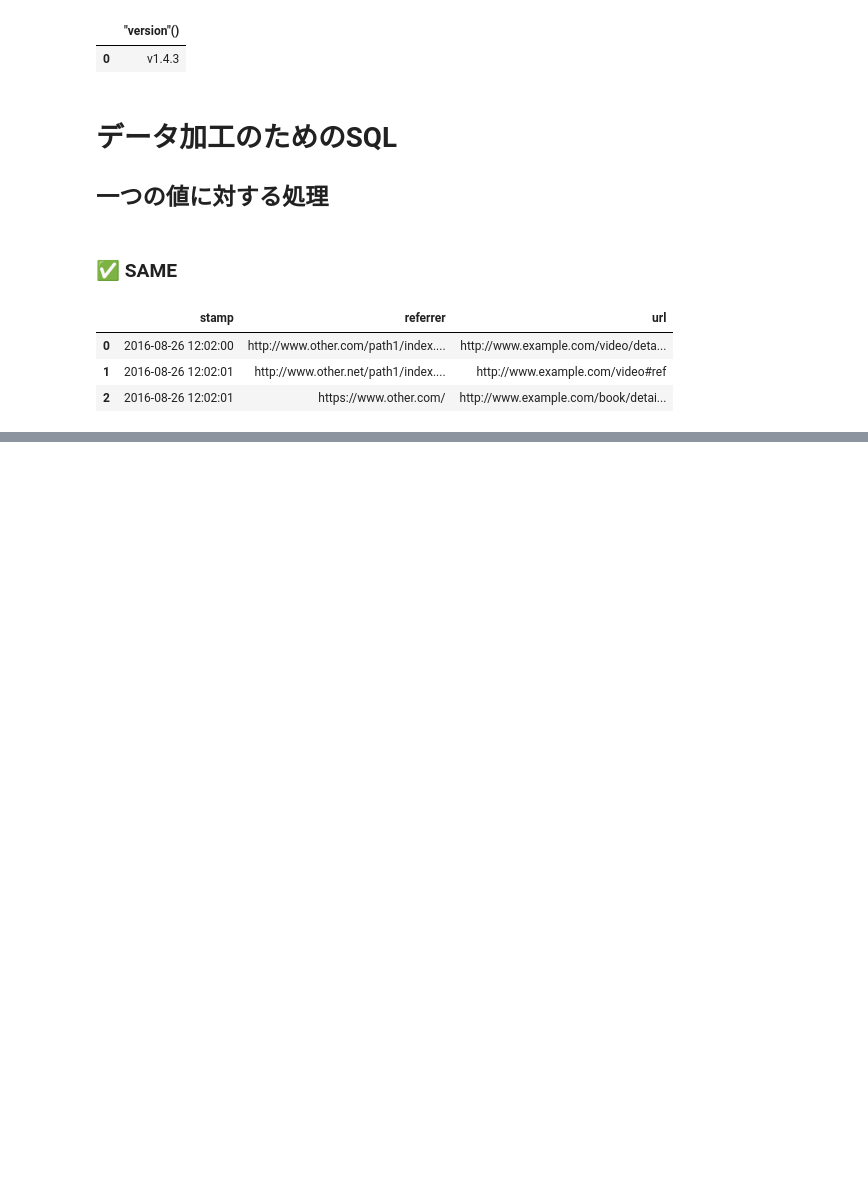
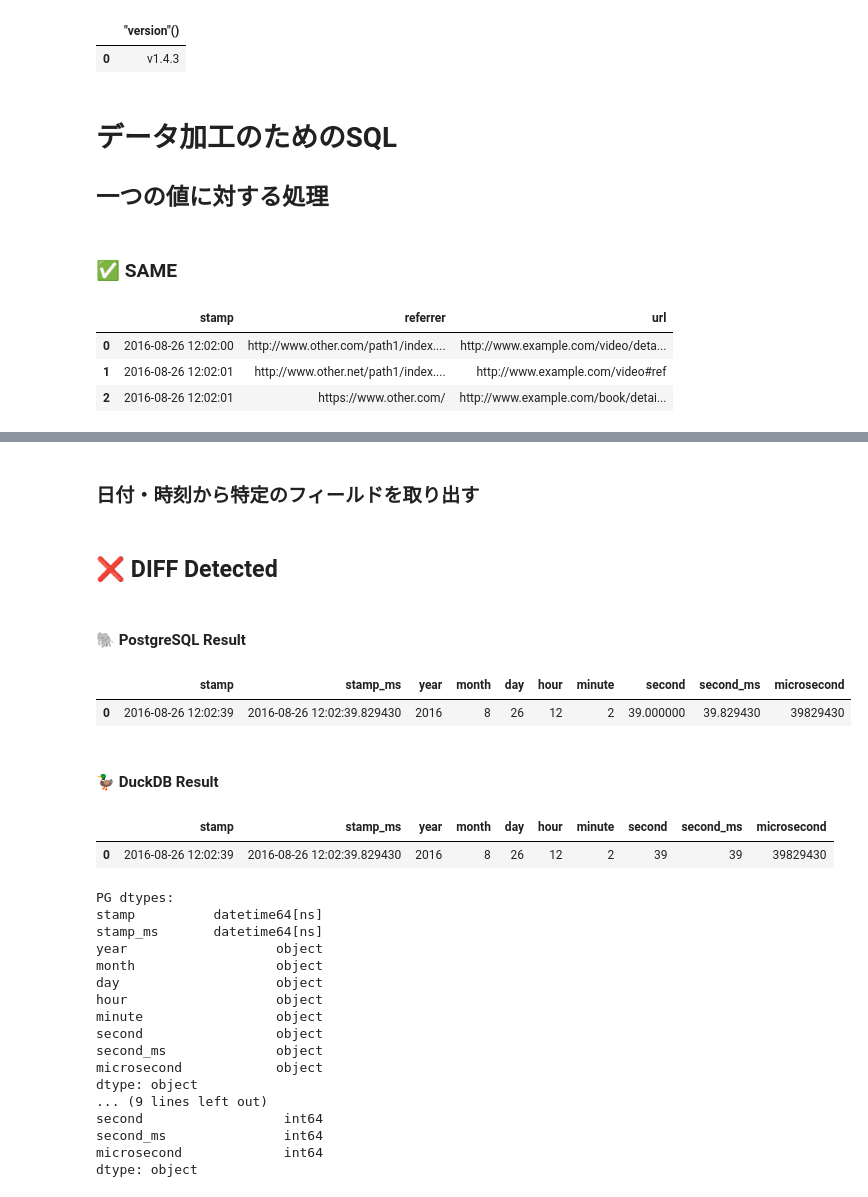
Before and after one commit to AtsushiEGW/sql_training, a Jupyter notebook: learning/bigdata_sql.ipynb, the cells around one changed output, grey strips where cells are left out. Saved outputs shown, nothing was run; the diff lists cells and outputs as text; code cells hidden in the pictures; blank space fills up the shorter version.

```diff
--- a/learning/bigdata_sql.ipynb
+++ b/learning/bigdata_sql.ipynb
@@ -96,0 +178,56 @@ from access_log
+# %% [markdown]
+### 日付・時刻から特定のフィールドを取り出す
+# %%
+runner.check("""--sql
+
+with t as (
+    select
+        '2016-08-26 12:02:39'::timestamp as stamp,
+        '2016-08-26 12:02:39.82943'::timestamp as stamp_ms
+
+)
+
+select
+    stamp,
+    stamp_ms,
+    extract(year from stamp) as year,
+    extract(month from stamp) as month,
+    extract(day from stamp) as day,
+    extract(hour from stamp) as hour,
+    extract(minute from stamp) as minute,
+
+    -- second のあつかいが PG と duckdb で異なる
+    -- second は duckb では小数点以下を切り捨てるが、PG では小数点以下も含む
+    extract(second from stamp) as second,
+    extract(second from stamp_ms) as second_ms,
+
+    extract(microsecond from stamp_ms) as microsecond
+from t
+
+
+""")
+# %% [output]
+## ❌ DIFF Detected
+#### 🐘 PostgreSQL Result
+|  | stamp | stamp_ms | year | month | day | hour | minute | second | second_ms | microsecond |
+| 0 | 2016-08-26 12:02:39 | 2016-08-26 12:02:39.829430 | 2016 | 8 | 26 | 12 | 2 | 39.000000 | 39.829430 | 39829430 |
+#### 🦆 DuckDB Result
+|  | stamp | stamp_ms | year | month | day | hour | minute | second | second_ms | microsecond |
+| 0 | 2016-08-26 12:02:39 | 2016-08-26 12:02:39.829430 | 2016 | 8 | 26 | 12 | 2 | 39 | 39 | 39829430 |
+PG dtypes:
+stamp          datetime64[ns]
+stamp_ms       datetime64[ns]
+year                   object
+month                  object
+day                    object
+hour                   object
+minute                 object
+second                 object
+second_ms              object
+microsecond            object
+dtype: object
+... (9 lines left out)
+second                  int64
+second_ms               int64
+microsecond             int64
+dtype: object
```
Also changed, not shown: parts of 9 cells of this notebook.
